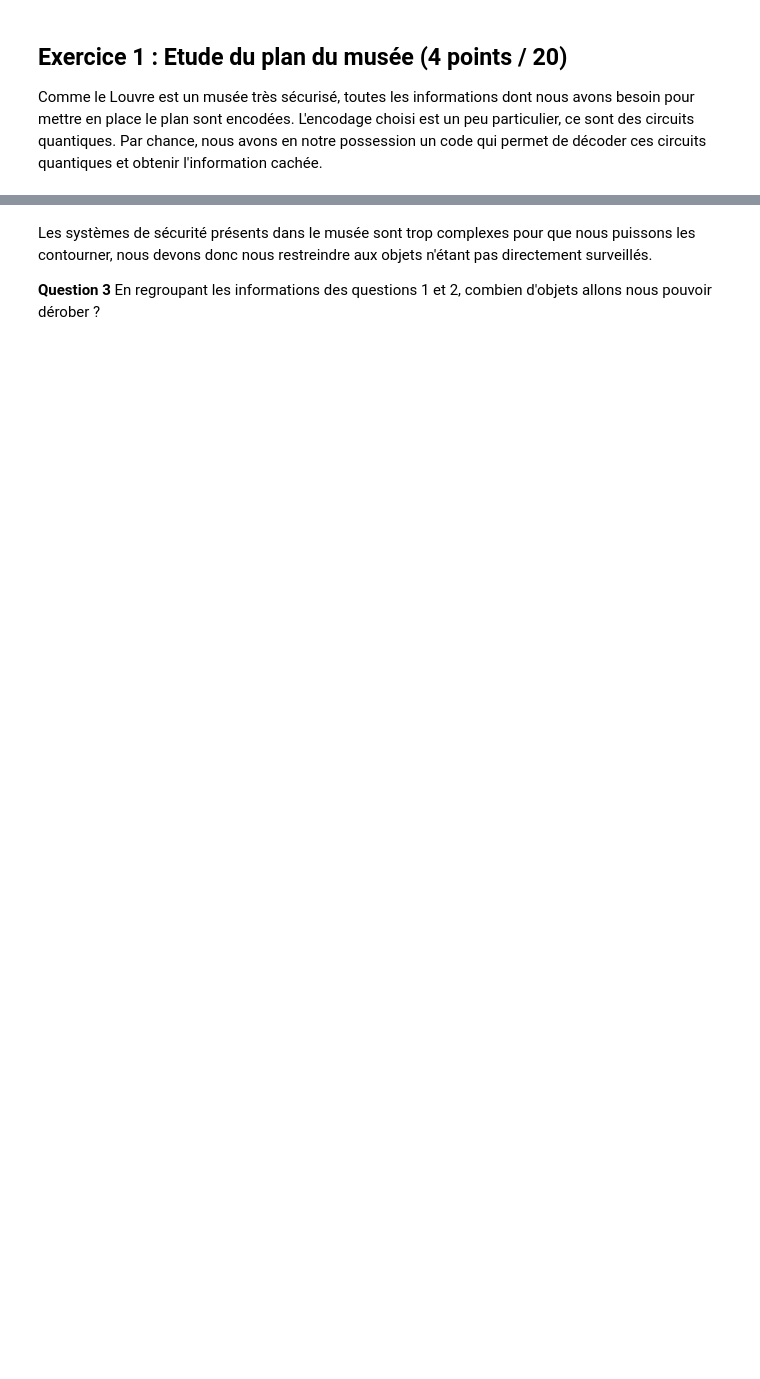
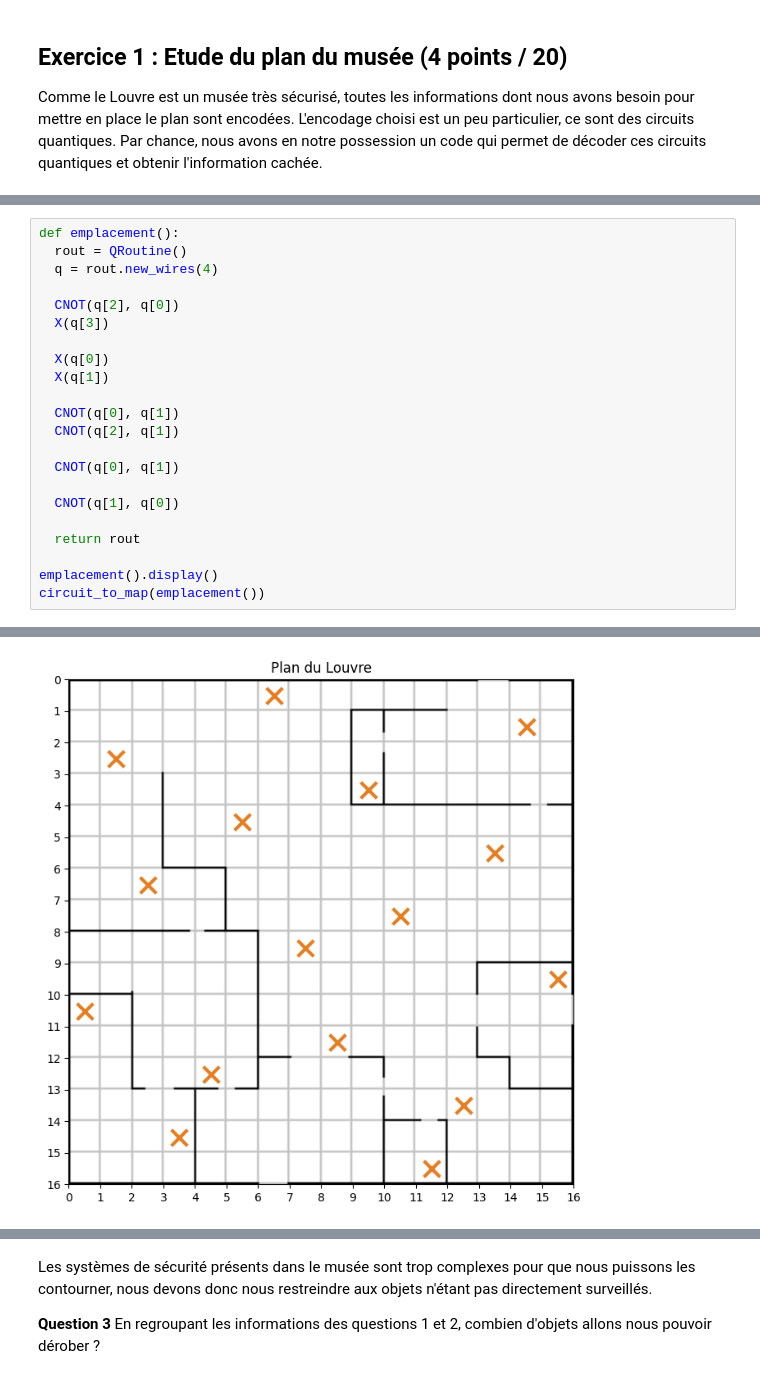
Before and after one commit to Wubpooz/QC_polytech, a Jupyter notebook: Annales/notebook.ipynb, the cells around one changed output, grey strips where cells are left out. Saved outputs shown, nothing was run; the diff lists cells and outputs as text; blank space fills up the shorter version.

```diff
--- a/Annales/notebook.ipynb
+++ b/Annales/notebook.ipynb
@@ -150,3 +150,26 @@ Nous avons obtenus en amont la localisation des bijoux et joyaux de la Couronne
 ![Circuit localisation](img/circuit_2.png)
 
 **Question 1** Implémenter le circuit quantique ci-dessus à l'aide d'une routine quantique. Pour afficher l'emplacement des différents objets à voler (il y en à 16 au total), utiliser la fonction *circuit_to_map(circuit)*.
+# %%
+def emplacement():
+  rout = QRoutine()
+  q = rout.new_wires(4)
+
+  CNOT(q[2], q[0])
+  X(q[3])
+
+  X(q[0])
+  X(q[1])
+
+  CNOT(q[0], q[1])
+  CNOT(q[2], q[1])
+
+  CNOT(q[0], q[1])
+
+  CNOT(q[1], q[0])
+
+  return rout
+
+emplacement().display()
+circuit_to_map(emplacement())
+# %% [output]
@@ -153,3 +177,4 @@ Nous avons obtenus en amont la localisation des bijoux et joyaux de la Couronne
+[figure, added]
 # %% [markdown]
 Malheureusement, grand musée implique gros système de surveillance. Par chance, nous avons accès à la carte de l'installation de ces systèmes via le circuit quantique suivant
 
```
Also changed, not shown: parts of 8 cells of this notebook.
